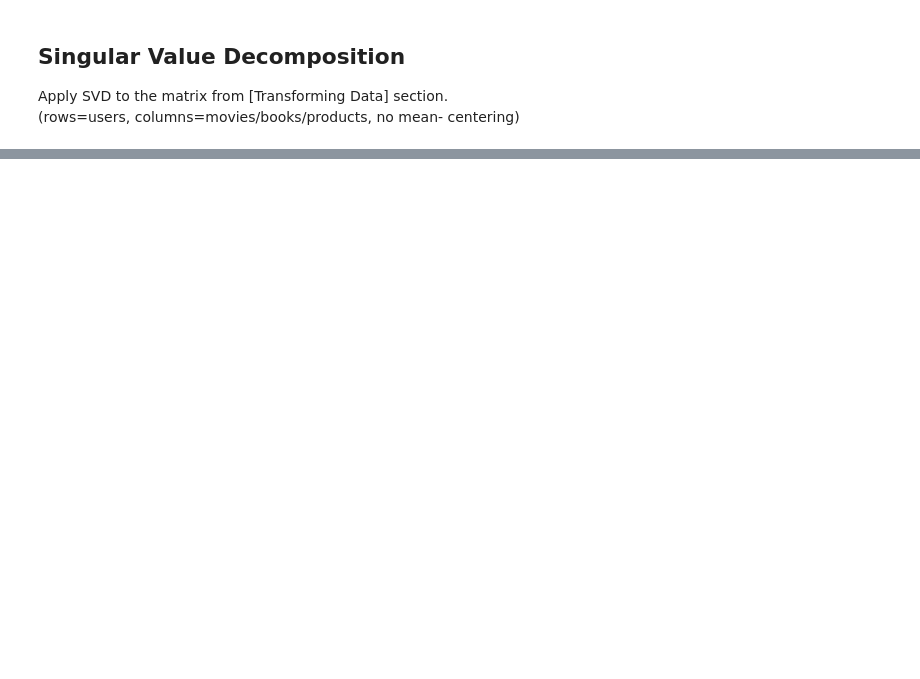
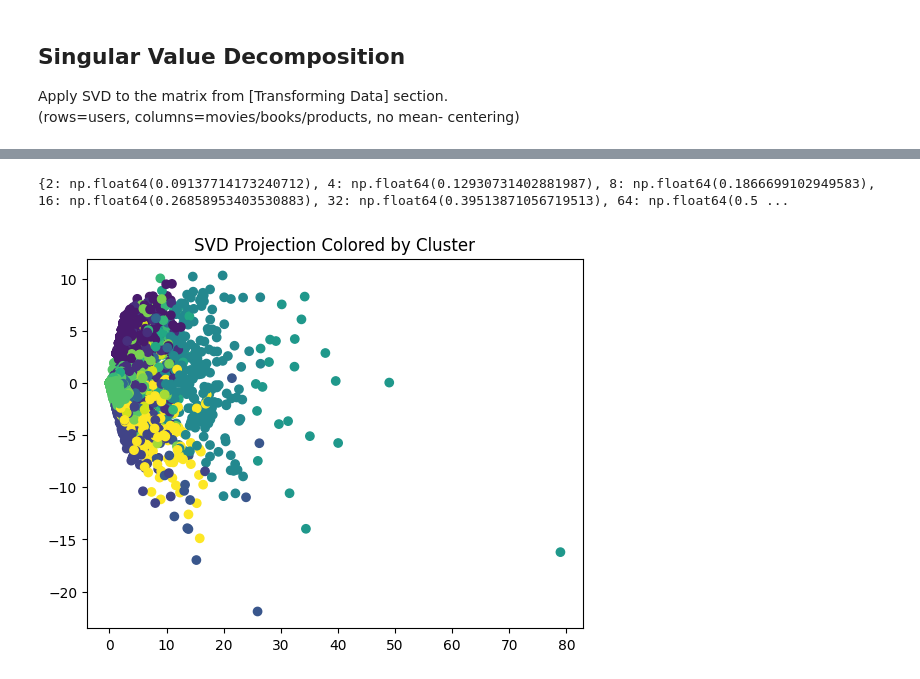
Before and after one commit to Colleen-L/PCA-SVD-clusters, a Jupyter notebook: pca_svd.ipynb, the cells around one changed output, grey strips where cells are left out. Cells and saved outputs as stored; diff of their text form; code cells hidden in the pictures; blank space fills up the shorter version.

```diff
--- a/pca_svd.ipynb
+++ b/pca_svd.ipynb
@@ -341,0 +367,32 @@ centering)
+# %%
+# sum of explained_variance_ratio for k = [2, 4, 8, 16, 32, 64, 128]
+k = [2, 4, 8, 16, 32, 64, 128]
+svd_variances = {}
+
+for k in ks:
+    svd_k = TruncatedSVD(n_components=k)
+    svd_k.fit_transform(X)
+    svd_variances[k] = svd_k.explained_variance_ratio_.sum()
+
+print(svd_variances)
+
+# comparison to inertia values
+# supports choice of k?
+# this confirms PCA result... requiring many, around 100+, dimensions to describe patterns effectively
+# %% [output]
+{2: np.float64(0.09137714173240712), 4: np.float64(0.12930731402881987), 8: np.float64(0.1866699102949583), 16: np.float64(0.26858953403530883), 32: np.float64(0.39513871056719513), 64: np.float64(0.5 ...
+# %%
+# SVD with k = 2 and transforming data
+svd2 = TruncatedSVD(n_components=2)
+svd_coords = svd2.fit_transform(X)
+
+# plotting results for k = 2
+# coloring users by cluster memberships found in Q2
+plt.scatter(svd_coords[:,0], svd_coords[:,1], c=clusters)
+plt.title("SVD Projection Colored by Cluster")
+plt.show()
+
+# patterns? compare to previous PCA/clustering analysis
+# little separation between clusters, clusters overlap, dimensionality is too high to visualize well
+# %% [output]
+[figure, added]
```
Also changed, not shown: parts of 7 cells of this notebook.
